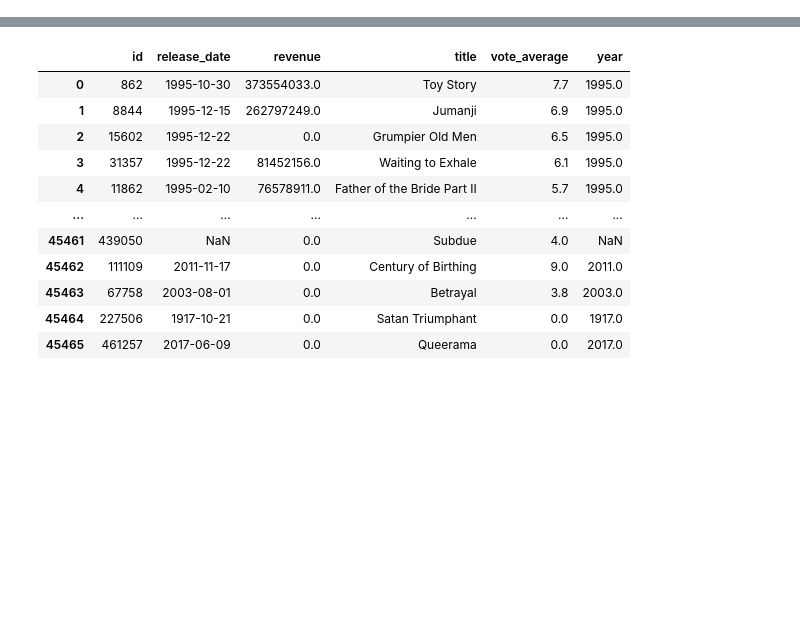
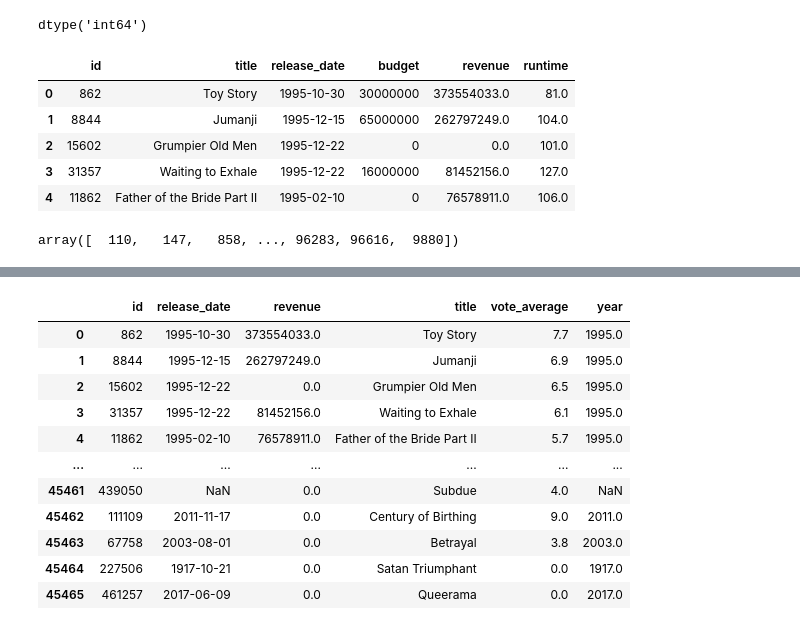
Before and after one commit to ErikSeguinte/movie_data, a Jupyter notebook: processing.ipynb, the cells around one changed output, grey strips where cells are left out. Saved outputs shown, nothing was run; the diff lists cells and outputs as text; code cells hidden in the pictures; blank space fills up the shorter version.

```diff
--- a/processing.ipynb
+++ b/processing.ipynb
@@ -73,2 +61,0 @@ movie_ratings = clean_movies.merge(avg_rating, left_on='id', right_on='movieId')
-# %%
-movies = movies.drop(19730)
@@ -94,3 +89,18 @@ movies['id'] = pd.to_numeric(movies['id'], errors='coerce')
 movies = movies[movies['id'].notnull()]
 # %%
 movies['id'] = movies['id'].astype(int)
+# %%
+movies['id'].dtype
+# %% [output]
+dtype('int64')
+# %%
+clean_movies = movies[['id','title', 'release_date','budget', 'revenue', 'runtime']]
+# %%
+clean_movies.head()
+# %% [output]
+|  | id | title | release_date | budget | revenue | runtime |
+| 0 | 862 | Toy Story | 1995-10-30 | 30000000 | 373554033.0 | 81.0 |
+| 1 | 8844 | Jumanji | 1995-12-15 | 65000000 | 262797249.0 | 104.0 |
+| 2 | 15602 | Grumpier Old Men | 1995-12-22 | 0 | 0.0 | 101.0 |
+| 3 | 31357 | Waiting to Exhale | 1995-12-22 | 16000000 | 81452156.0 | 127.0 |
+| 4 | 11862 | Father of the Bride Part II | 1995-02-10 | 0 | 76578911.0 | 106.0 |
@@ -97,3 +111,7 @@ movies['id'] = movies['id'].astype(int)
+# %%
+ratings['movieId'].values
+# %% [output]
+array([  110,   147,   858, ..., 96283, 96616,  9880])
 # %%
 movie_ratings['year'] = pd.to_datetime(clean_movies['release_date'], infer_datetime_format=True).dt.year
 # %%
```
Also changed, not shown: parts of 22 cells of this notebook.
